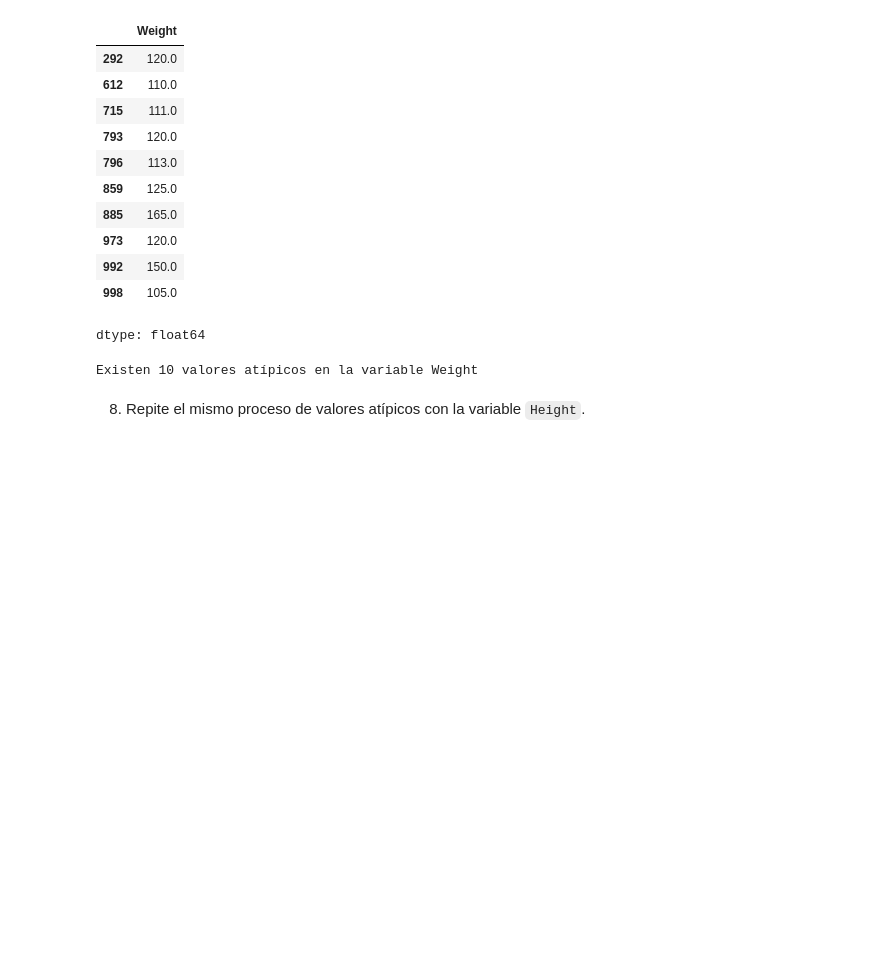
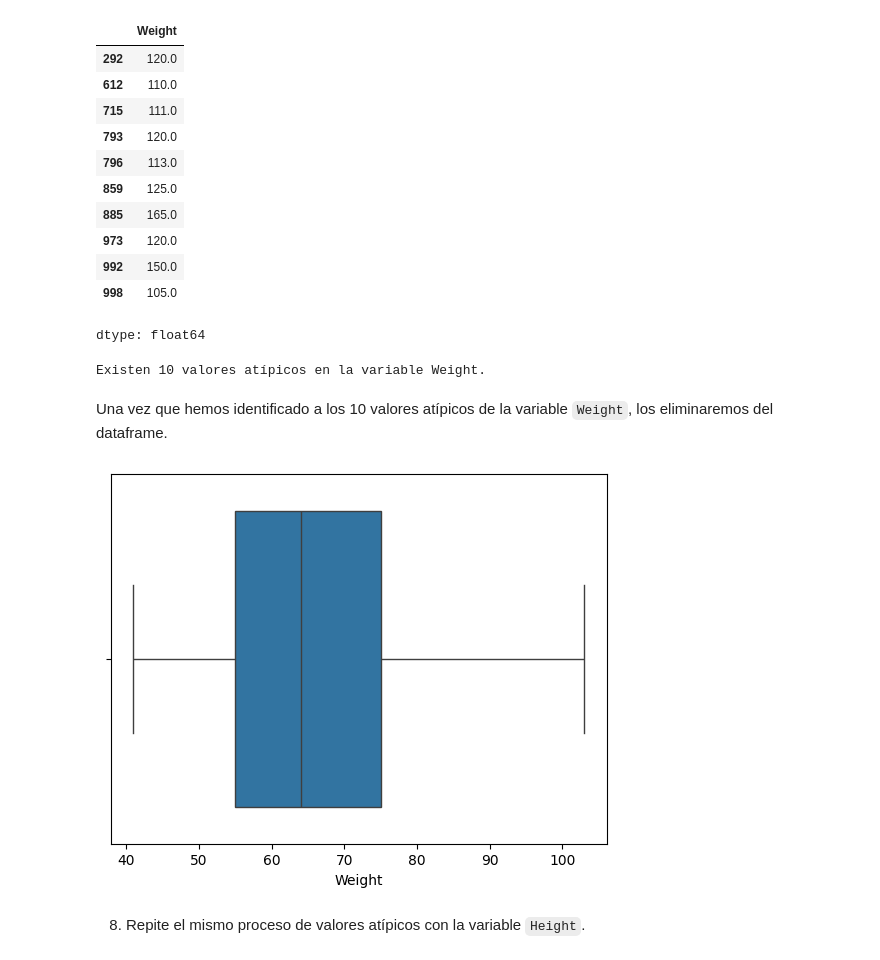
Before and after one commit to CarlosRochaCx/MNA, a Jupyter notebook: Actividad5Preprocesamiento_A01796914.ipynb, the cells around one changed output. Drawn from its saved outputs; the diff is of its cells as text; code cells hidden in the pictures; blank space fills up the shorter version.

```diff
--- a/Actividad5Preprocesamiento_A01796914.ipynb
+++ b/Actividad5Preprocesamiento_A01796914.ipynb
@@ -263,9 +263,18 @@ Weight_Outliers
 | 998 | 105.0 |
 dtype: float64
 # %%
-print('Existen {} valores atípicos en la variable Weight'.format(len(Weight_Outliers)))
+print('Existen {} valores atípicos en la variable Weight.'.format(len(Weight_Outliers)))
 # %% [output]
-Existen 10 valores atípicos en la variable Weight
+Existen 10 valores atípicos en la variable Weight.
+# %% [markdown]
+Una vez que hemos identificado a los 10 valores atípicos de la variable `Weight`, los eliminaremos del dataframe.
+# %%
+response_df.drop(Weight_Outliers.index, inplace=True)
+
+sns.boxplot(x=response_df['Weight'])
+plt.show()
+# %% [output]
+[figure, added]
 # %% [markdown]
 8. Repite el mismo proceso de valores atípicos con la variable `Height`.
 # %%
```
Also changed, not shown: parts of 9 cells of this notebook.
